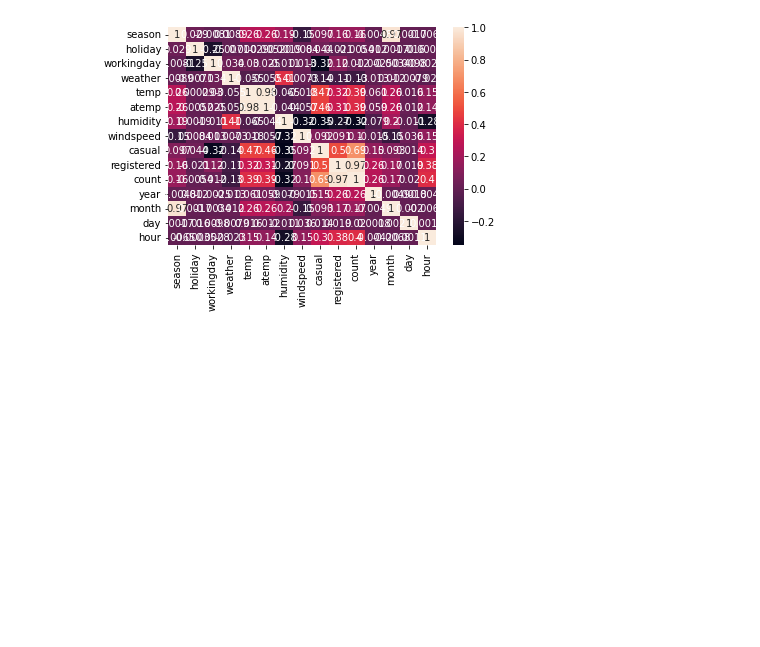
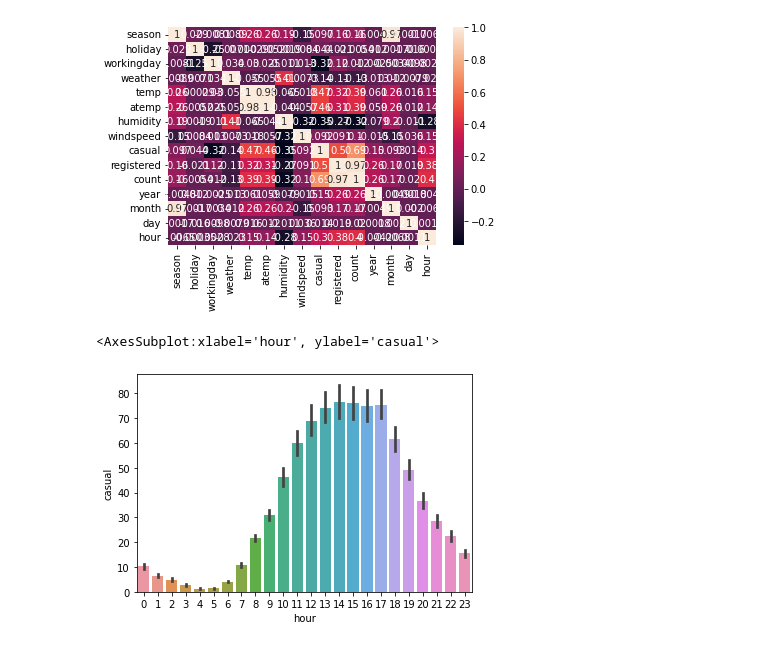
Before and after one commit to leotanaka4/Trabalho2LingProg, a Jupyter notebook: ans.ipynb, the cells around one changed output. Saved outputs shown, nothing was run; the diff lists cells and outputs as text; code cells hidden in the pictures; blank space fills up the shorter version.

Commit message:
new graphs

```diff
--- a/ans.ipynb
+++ b/ans.ipynb
@@ -116,3 +116,8 @@ sns.heatmap(data=correlacao, annot=True)
 # %% [output]
 <AxesSubplot:>
 [figure]
+# %%
+sns.barplot(x="hour", y="casual", data=data_b)
+# %% [output]
+<AxesSubplot:xlabel='hour', ylabel='casual'>
+[figure, added]
```
Also changed, not shown: parts of 1 cell of this notebook.
